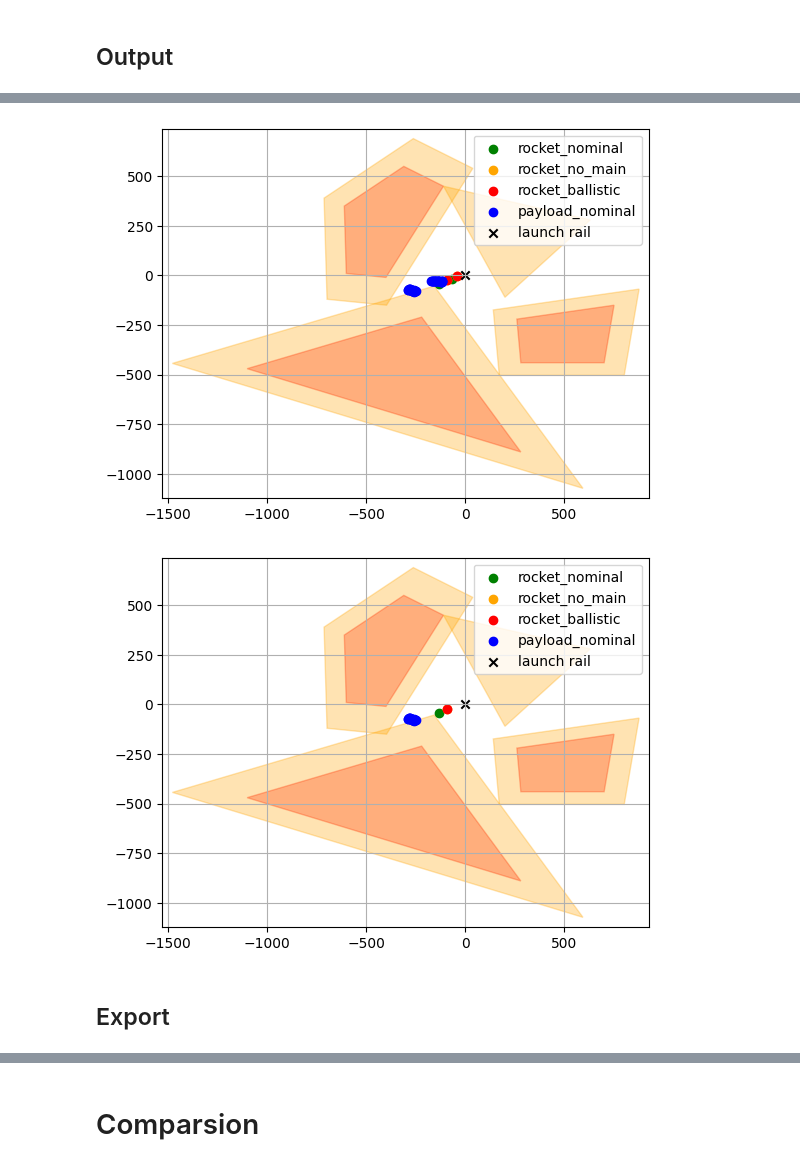
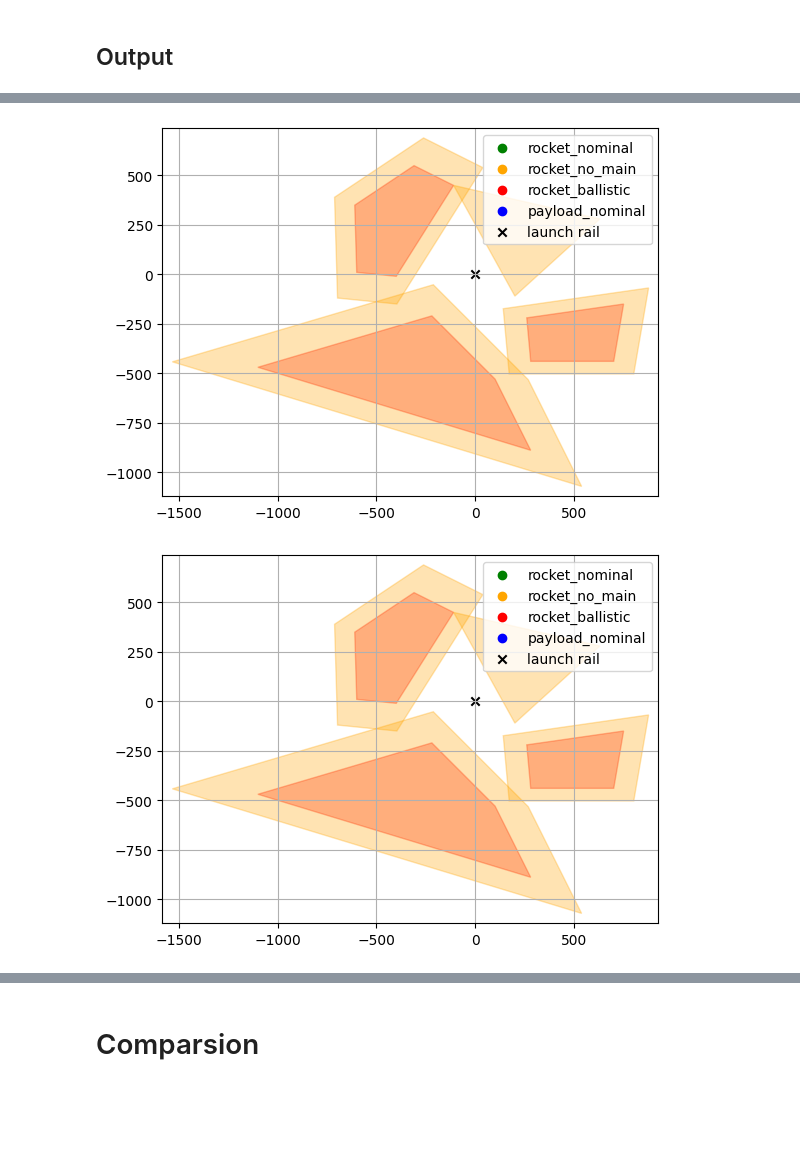
Before and after one commit to SpaceTeam/Lamarr_Flight_Simulation_RocketPy, a Jupyter notebook: simulation.ipynb, the cells around one changed output, grey strips where cells are left out. Cells and saved outputs as stored; diff of their text form; code cells hidden in the pictures; blank space fills up the shorter version.

```diff
--- a/simulation.ipynb
+++ b/simulation.ipynb
@@ -217,16 +214,16 @@ if project == "CANSAT":
     #constants, variables = register("zones", zones, constants, variables)
 
     utils.plot_all(project, "all_flights", exclusion_zones, buffer_zones, flight_groups={
-        "rocket_nominal": (sim.lookup("flight_without_payload", constants, variables)[0], "green"),
-        "payload_nominal": (sim.lookup("flight_payload", constants, variables)[0], "blue")
+        "rocket_nominal": (utils.lookup("flight_without_payload", constants, variables)[0], "green"),
+        "payload_nominal": (utils.lookup("flight_payload", constants, variables)[0], "blue")
     })
 
 
-    flights_payload = sim.ensure_list(sim.lookup("flight_payload" , constants, variables)[0])
-    flights_w_p = sim.ensure_list(sim.lookup("flight_without_payload", constants, variables)[0])
-    flights_w_p_no_main = sim.ensure_list(sim.lookup("flight_without_payload_no_main", constants, variables)[0])
-    flights_w_p_ballistic = sim.ensure_list(sim.lookup("flight_without_payload_ballistic", constants, variables)[0])
-    all_headings = sim.ensure_list(sim.lookup("flight_heading", constants, variables)[0])
+    flights_payload = utils.ensure_list(utils.lookup("flight_payload" , constants, variables)[0])
+    flights_w_p = utils.ensure_list(utils.lookup("flight_without_payload", constants, variables)[0])
+    flights_w_p_no_main = utils.ensure_list(utils.lookup("flight_without_payload_no_main", constants, variables)[0])
+    flights_w_p_ballistic = utils.ensure_list(utils.lookup("flight_without_payload_ballistic", constants, variables)[0])
+    all_headings = utils.ensure_list(utils.lookup("flight_heading", constants, variables)[0])
 
 
 
@@ -246,10 +243,10 @@ if project == "CANSAT":
     # ===============================
     # Check which impacts are in exclusion zones
     # ===============================
-    payload_impacts = sim.is_in_exclusion_zone(payload_coords, zones)
-    rocket_impacts  = sim.is_in_exclusion_zone(rocket_coords, zones)
-    no_main_impacts  = sim.is_in_exclusion_zone(rocket_coords_no_main, zones)
-    ballistic_impacts  = sim.is_in_exclusion_zone(rocket_coords_ballistic, zones)
+    payload_impacts = utils.is_in_exclusion_zone(payload_coords, zones)
+    rocket_impacts  = utils.is_in_exclusion_zone(rocket_coords, zones)
+    no_main_impacts  = utils.is_in_exclusion_zone(rocket_coords_no_main, zones)
+    ballistic_impacts  = utils.is_in_exclusion_zone(rocket_coords_ballistic, zones)
 
     # ===============================
     # Find headings in exclusion zones
@@ -355,7 +352,7 @@ if project == "CANSAT":
     # ===============================
     #for i in all_headings:
     #    if (i not in payload_headings_in_zone) and (i not in rocket_headings_in_zone + ballistic_headings_in_zone +  no_main_headings_in_zone):
-    #        sim.printmd(f"**Safe heading: {i}**")
+    #        utils.printmd(f"**Safe heading: {i}**")
 
 
     # ===============================
@@ -369,7 +366,7 @@ if project == "CANSAT":
         }
     )
 
-    sim.printmd("## **Safe Inclinations per heading**")
+    utils.printmd("## **Safe Inclinations per heading**")
 
     grouped = {}
 
@@ -377,6 +374,6 @@ if project == "CANSAT":
         grouped.setdefault(f.heading, set()).add(f.inclination)
 
     for heading, inclinations in grouped.items():
-        sim.printmd(f"**Heading {heading}: {sorted(inclinations)}**")
+        utils.printmd(f"**Heading {heading}: {sorted(inclinations)}**")
 # %% [output]
 ## **Safe Inclinations per heading**
@@ -394,27 +392,29 @@ if project == "CANSAT":
 # %%
-# Plot all flights for single heading
-heading_to_plot = 250
+if project == "CANSAT":
+    # Plot all flights for single heading
+    heading_to_plot = 160
 
-utils.plot_safe_flights(project, exclusion_zones, buffer_zones, flight_groups={
-    "rocket_nominal": (safe_rocket_nominal, "green"),
-    "rocket_no_main": (safe_rocket_no_main, "orange"),
-    "rocket_ballistic": (safe_rocket_ballistic, "red"),
-    "payload_nominal": (safe_payload_nominal, "blue"),
-}, heading = heading_to_plot)
+    utils.plot_safe_flights(project, exclusion_zones, buffer_zones, flight_groups={
+        "rocket_nominal": (safe_rocket_nominal, "green"),
+        "rocket_no_main": (safe_rocket_no_main, "orange"),
+        "rocket_ballistic": (safe_rocket_ballistic, "red"),
+        "payload_nominal": (safe_payload_nominal, "blue"),
+    }, heading = heading_to_plot)
 # %% [output]
-[figure, old version]
+[figure, new version]
 # %%
-# Plot all flights for single heading and inclination
-inclination_to_plot = 86
+if project == "CANSAT":
+    # Plot all flights for single heading and inclination
+    inclination_to_plot = 88
 
-utils.plot_safe_flights(project, exclusion_zones, buffer_zones, flight_groups={
-    "rocket_nominal": (safe_rocket_nominal, "green"),
-    "rocket_no_main": (safe_rocket_no_main, "orange"),
-    "rocket_ballistic": (safe_rocket_ballistic, "red"),
-    "payload_nominal": (safe_payload_nominal, "blue"),
-}, heading = heading_to_plot, inclination = inclination_to_plot)
+    utils.plot_safe_flights(project, exclusion_zones, buffer_zones, flight_groups={
+        "rocket_nominal": (safe_rocket_nominal, "green"),
+        "rocket_no_main": (safe_rocket_no_main, "orange"),
+        "rocket_ballistic": (safe_rocket_ballistic, "red"),
+        "payload_nominal": (safe_payload_nominal, "blue"),
+    }, heading = heading_to_plot, inclination = inclination_to_plot)
 # %% [output]
-[figure, old version]
+[figure, new version]
 # %%
 # Print output information
 if len(variables) == 0:
@@ -522,5 +522,3 @@ Surface Wind Heading: {environment.wind_heading(0): .2f}°
           motor.all_info()
           rocket.all_info()
           flight.all_info()
-# %% [markdown]
-## Export
```
Also changed, not shown: parts of 19 cells of this notebook, 5 other files.
